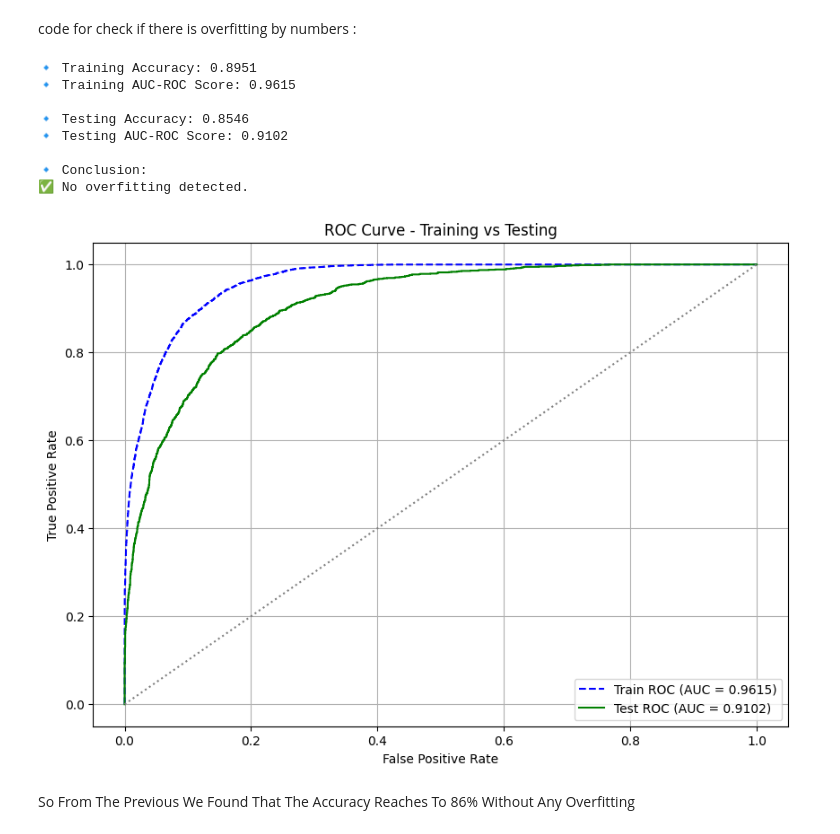
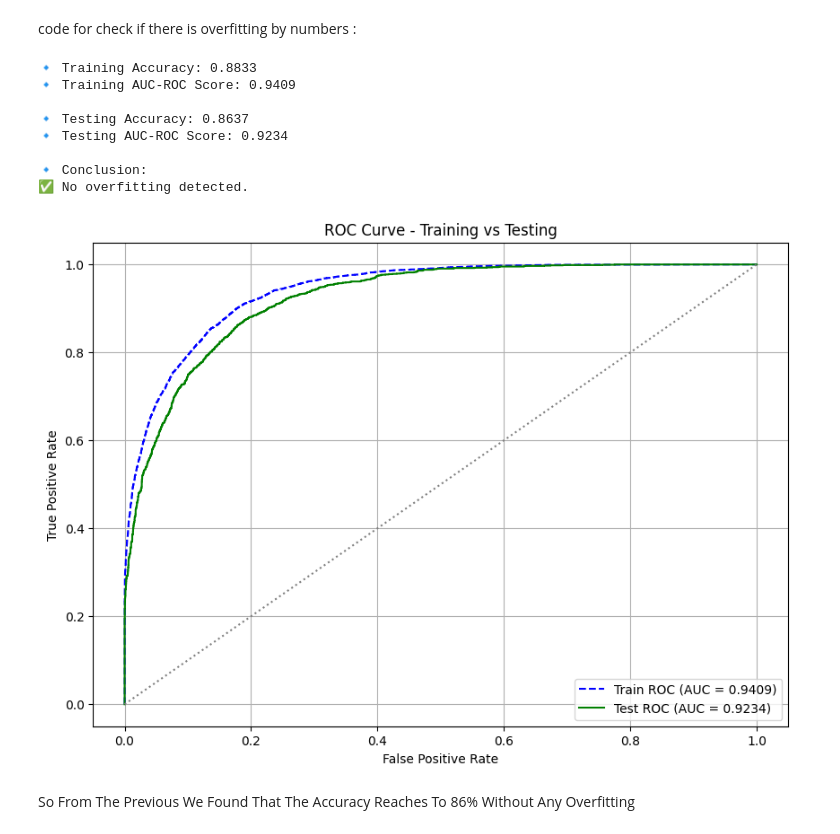
Before and after one commit to mennatulah176/Adult-income-Machine-Learning-model-, a Jupyter notebook: adult_income_ML_model.ipynb, the cells around one changed output. Drawn from its saved outputs; the diff is of its cells as text; code cells hidden in the pictures.

```diff
--- a/adult_income_ML_model.ipynb
+++ b/adult_income_ML_model.ipynb
@@ -340,8 +361,8 @@ code for check if there is overfitting by numbers :
 # %%
 # 1. Predictions on Training Set (for overfitting check)
 # Predict on training data
-y_pred_train = rf_model.predict(X_train)
-y_proba_train = rf_model.predict_proba(X_train)[:, 1]
+y_pred_train = xgb_model.predict(X_train)
+y_proba_train = xgb_model.predict_proba(X_train)[:, 1]
 # Evaluate on training data
 train_accuracy = accuracy_score(y_train, y_pred_train)
 train_auc = roc_auc_score(y_train, y_proba_train)
@@ -349,41 +370,41 @@ print("🔹 Training Accuracy:", f"{train_accuracy:.4f}")
 print("🔹 Training AUC-ROC Score:", f"{train_auc:.4f}")
 # 2. Predictions on Test Set (for overfitting checking)
 # Predict on test data
-y_pred_test = rf_model.predict(X_test)
-y_proba_test = rf_model.predict_proba(X_test)[:, 1]
+y_pred_test = xgb_model.predict(X_test)
+y_proba_test = xgb_model.predict_proba(X_test)[:, 1]
 # Evaluate on test data
 test_accuracy = accuracy_score(y_test, y_pred_test)
 test_auc = roc_auc_score(y_test, y_proba_test)
 print("\n🔹 Testing Accuracy:", f"{test_accuracy:.4f}")
 print("🔹 Testing AUC-ROC Score:", f"{test_auc:.4f}")
 # 3. Overfitting Detection Conclusion
 print("\n🔹 Conclusion:")
 if (train_accuracy - test_accuracy) > 0.05:
     print("⚠️ Potential Overfitting: Training accuracy much higher than Testing accuracy.")
 else:
     print("✅ No overfitting detected.")
 # 4. ROC Curve Plot
 fpr_train, tpr_train, _ = roc_curve(y_train, y_proba_train)
 fpr_test, tpr_test, _ = roc_curve(y_test, y_proba_test)
 plt.figure(figsize=(10, 7))
 plt.plot(fpr_train, tpr_train, label=f'Train ROC (AUC = {train_auc:.4f})', color='blue', linestyle='--')
 plt.plot(fpr_test, tpr_test, label=f'Test ROC (AUC = {test_auc:.4f})', color='green')
 plt.plot([0, 1], [0, 1], color='gray', linestyle=':')
 plt.title('ROC Curve - Training vs Testing')
 plt.xlabel('False Positive Rate')
 plt.ylabel('True Positive Rate')
 plt.legend(loc='lower right')
 plt.grid(True)
 plt.show()
 # %% [output]
-🔹 Training Accuracy: 0.8951
-🔹 Training AUC-ROC Score: 0.9615
+🔹 Training Accuracy: 0.8833
+🔹 Training AUC-ROC Score: 0.9409
 
-🔹 Testing Accuracy: 0.8546
-🔹 Testing AUC-ROC Score: 0.9102
+🔹 Testing Accuracy: 0.8637
+🔹 Testing AUC-ROC Score: 0.9234
 
 🔹 Conclusion:
 ✅ No overfitting detected.
-[figure, old version]
+[figure, new version]
 # %% [markdown]
 So From The Previous We Found That The Accuracy Reaches To 86% Without Any Overfitting
```
Also changed, not shown: parts of 8 cells of this notebook.
